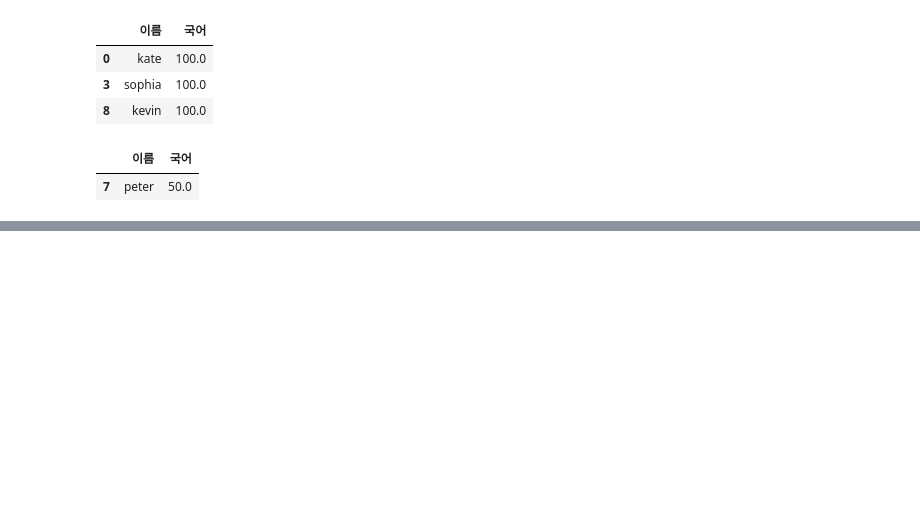
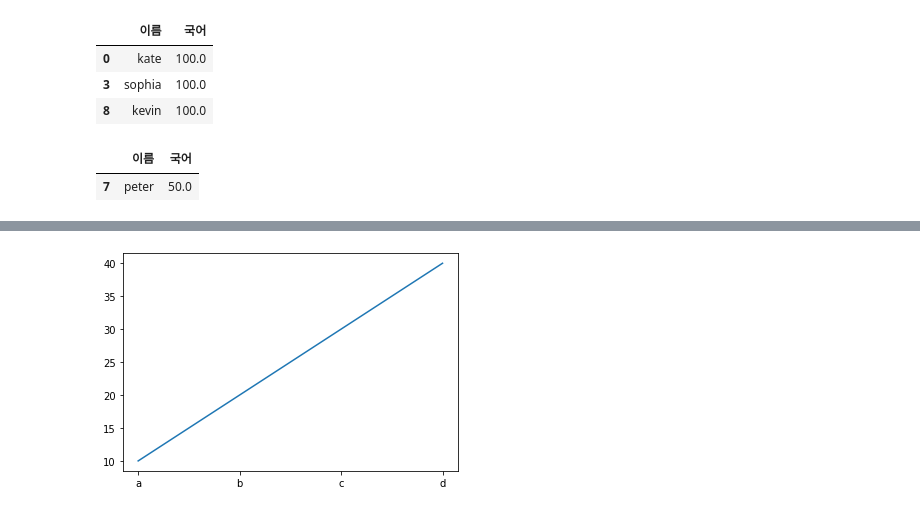
Before and after one commit to ChoSooBeen/Python_practice, a Jupyter notebook: Python_data.ipynb, the cells around one changed output, grey strips where cells are left out. Drawn from its saved outputs; the diff is of its cells as text; code cells hidden in the pictures; blank space fills up the shorter version.

```diff
--- a/Python_data.ipynb
+++ b/Python_data.ipynb
@@ -474,0 +546,7 @@ df[df['국어'] == min(df['국어'])][['이름', '국어']]
+# %%
+#선그래프
+
+plt.plot(x, y)
+plt.show()
+# %% [output]
+[figure, added]
```
Also changed, not shown: parts of 8 cells of this notebook.
